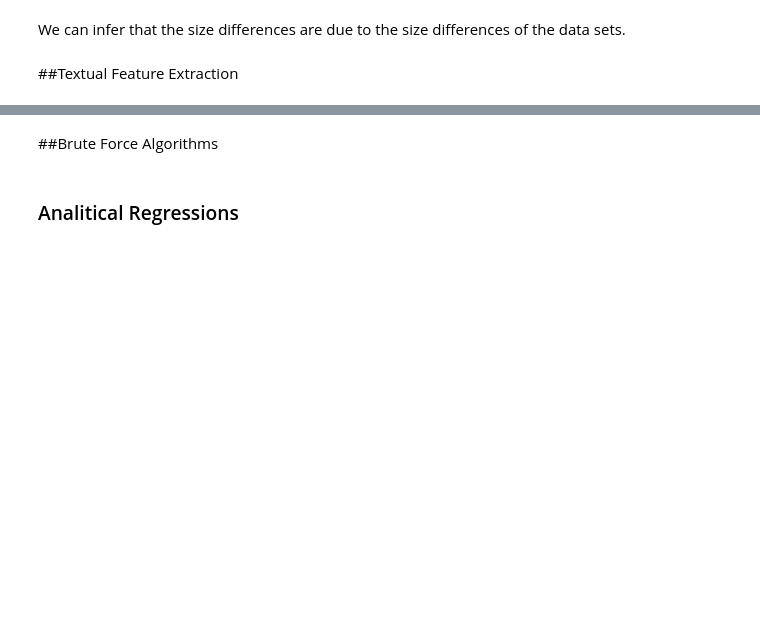
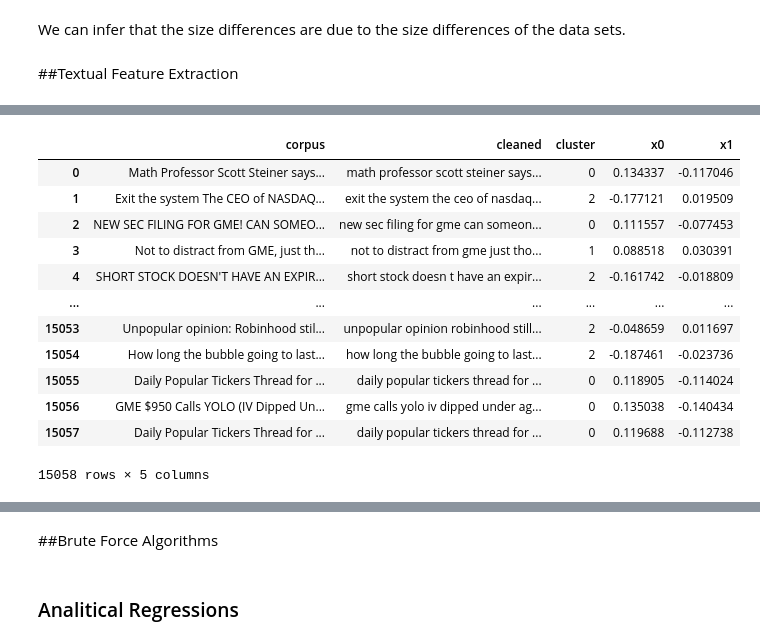
Before and after one commit to amit-shahar/StockValues, a Jupyter notebook: StocksValues.ipynb, the cells around one changed output, grey strips where cells are left out. Cells and saved outputs as stored; diff of their text form; code cells hidden in the pictures; blank space fills up the shorter version.

```diff
--- a/StocksValues.ipynb
+++ b/StocksValues.ipynb
@@ -941,0 +1016,16 @@ NameError: ignored
+# %%
+GME_combain_text_df
+# %% [output]
+|  | corpus | cleaned | cluster | x0 | x1 |
+| 0 | Math Professor Scott Steiner says... | math professor scott steiner says... | 0 | 0.134337 | -0.117046 |
+| 1 | Exit the system The CEO of NASDAQ... | exit the system the ceo of nasdaq... | 2 | -0.177121 | 0.019509 |
+| 2 | NEW SEC FILING FOR GME! CAN SOMEO... | new sec filing for gme can someon... | 0 | 0.111557 | -0.077453 |
+| 3 | Not to distract from GME, just th... | not to distract from gme just tho... | 1 | 0.088518 | 0.030391 |
+| 4 | SHORT STOCK DOESN'T HAVE AN EXPIR... | short stock doesn t have an expir... | 2 | -0.161742 | -0.018809 |
+| ... | ... | ... | ... | ... | ... |
+| 15053 | Unpopular opinion: Robinhood stil... | unpopular opinion robinhood still... | 2 | -0.048659 | 0.011697 |
+| 15054 | How long the bubble going to last... | how long the bubble going to last... | 2 | -0.187461 | -0.023736 |
+| 15055 | Daily Popular Tickers Thread for ... | daily popular tickers thread for ... | 0 | 0.118905 | -0.114024 |
+| 15056 | GME $950 Calls YOLO (IV Dipped Un... | gme calls yolo iv dipped under ag... | 0 | 0.135038 | -0.140434 |
+| 15057 | Daily Popular Tickers Thread for ... | daily popular tickers thread for ... | 0 | 0.119688 | -0.112738 |
+15058 rows × 5 columns
```
Also changed, not shown: parts of 9 cells of this notebook.
